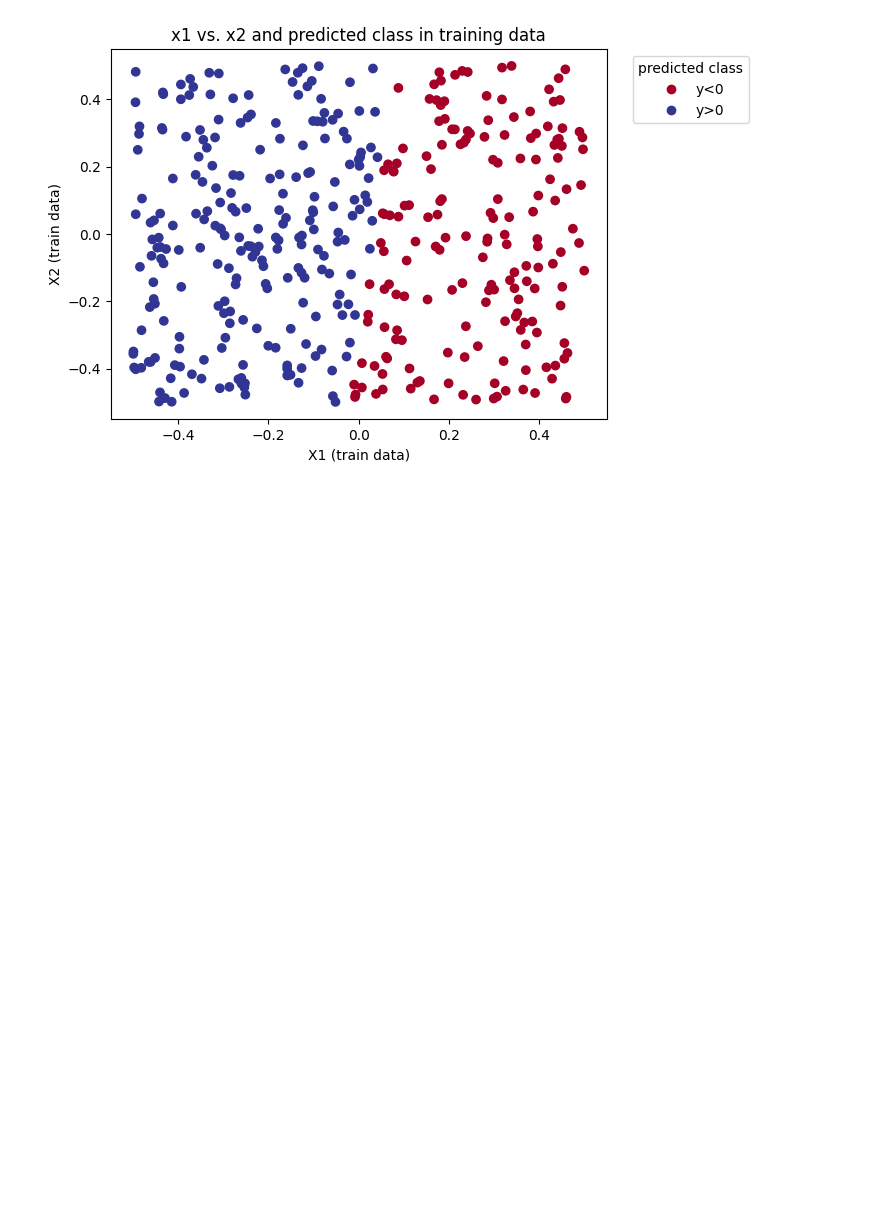
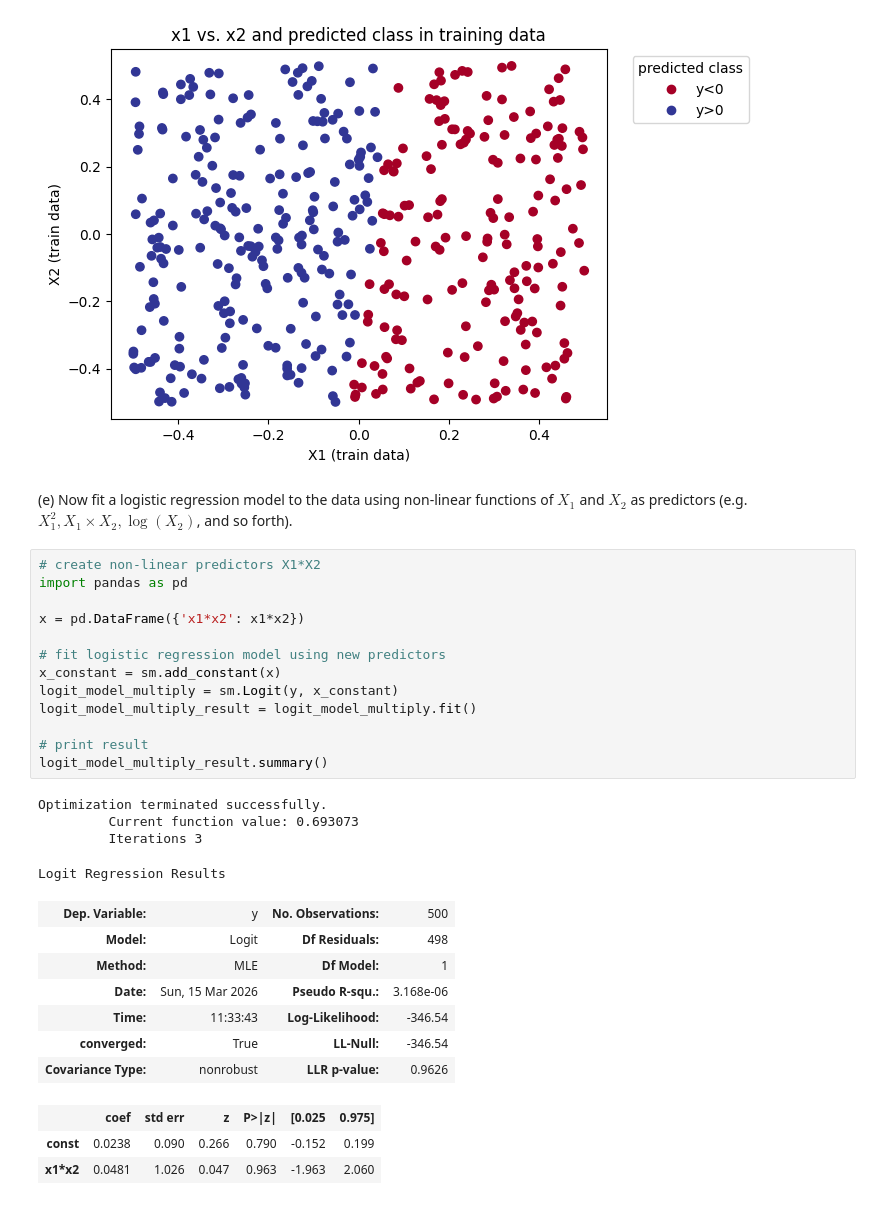
Before and after one commit to mw1296/DSAN5300, a Jupyter notebook: labs/lab-W08-SVM/lab8.ipynb, the cells around one changed output. Saved outputs shown, nothing was run; the diff lists cells and outputs as text; blank space fills up the shorter version.

```diff
--- a/labs/lab-W08-SVM/lab8.ipynb
+++ b/labs/lab-W08-SVM/lab8.ipynb
@@ -201,3 +201,33 @@ plt.title('x1 vs. x2 and predicted class in training data')
 # %% [output]
 Text(0.5, 1.0, 'x1 vs. x2 and predicted class in training data')
 [figure]
+# %% [markdown]
+(e) Now fit a logistic regression model to the data using non-linear functions of $X_1$ and $X_2$ as predictors (e.g. $X_1^2, X_1 \times X_2, \log \left(X_2\right)$, and so forth).
+# %%
+# create non-linear predictors X1*X2
+import pandas as pd
+
+x = pd.DataFrame({'x1*x2': x1*x2})
+
+# fit logistic regression model using new predictors
+x_constant = sm.add_constant(x)
+logit_model_multiply = sm.Logit(y, x_constant)
+logit_model_multiply_result = logit_model_multiply.fit()
+
+# print result
+logit_model_multiply_result.summary()
+# %% [output]
+Optimization terminated successfully.
+         Current function value: 0.693073
+         Iterations 3
+Logit Regression Results
+| Dep. Variable: | y | No. Observations: | 500 |
+| Model: | Logit | Df Residuals: | 498 |
+| Method: | MLE | Df Model: | 1 |
+| Date: | Sun, 15 Mar 2026 | Pseudo R-squ.: | 3.168e-06 |
+| Time: | 11:33:43 | Log-Likelihood: | -346.54 |
+| converged: | True | LL-Null: | -346.54 |
+| Covariance Type: | nonrobust | LLR p-value: | 0.9626 |
+|  | coef | std err | z | P>|z| | [0.025 | 0.975] |
+| const | 0.0238 | 0.090 | 0.266 | 0.790 | -0.152 | 0.199 |
+| x1*x2 | 0.0481 | 1.026 | 0.047 | 0.963 | -1.963 | 2.060 |
```
Also changed, not shown: parts of 4 cells of this notebook.
